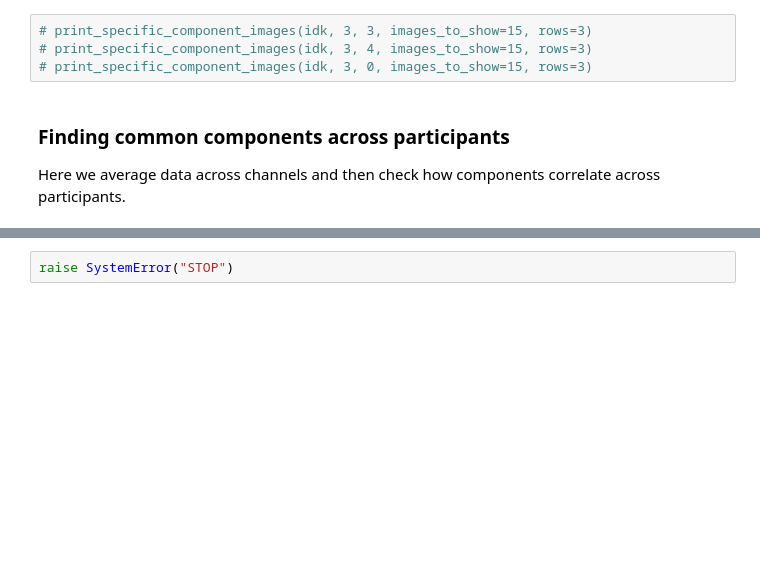
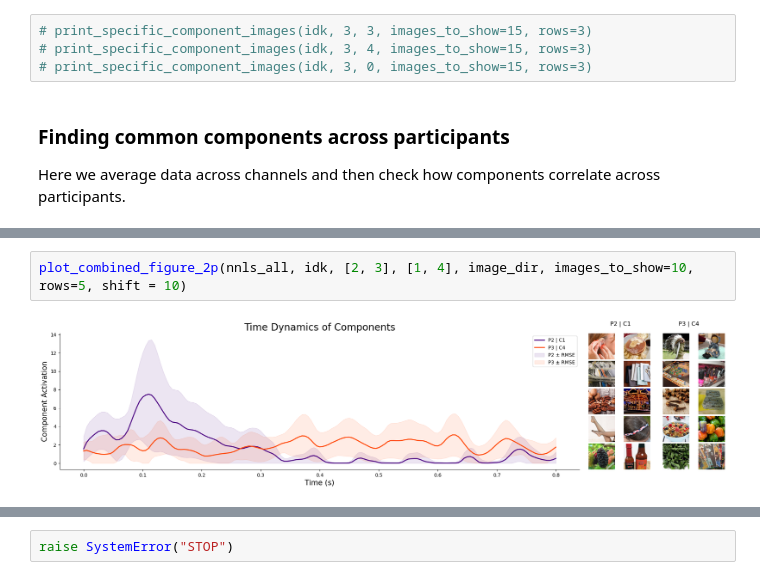
Before and after one commit to AtharvSuryawanshi/Neural-Representations-using-Things-Database, a Jupyter notebook: notebooks/NMF_meg10.ipynb, the cells around one changed output, grey strips where cells are left out. Cells and saved outputs as stored; diff of their text form; blank space fills up the shorter version.

```diff
--- a/notebooks/NMF_meg10.ipynb
+++ b/notebooks/NMF_meg10.ipynb
@@ -1071,0 +1128,4 @@ nnls_all = [nnls_0, nnls_1, nnls_2, nnls_3]
+# %%
+plot_combined_figure_2p(nnls_all, idk, [2, 3], [1, 4], image_dir, images_to_show=10, rows=5, shift = 10)
+# %% [output]
+[figure, added]
```
Also changed, not shown: parts of 11 cells of this notebook.
